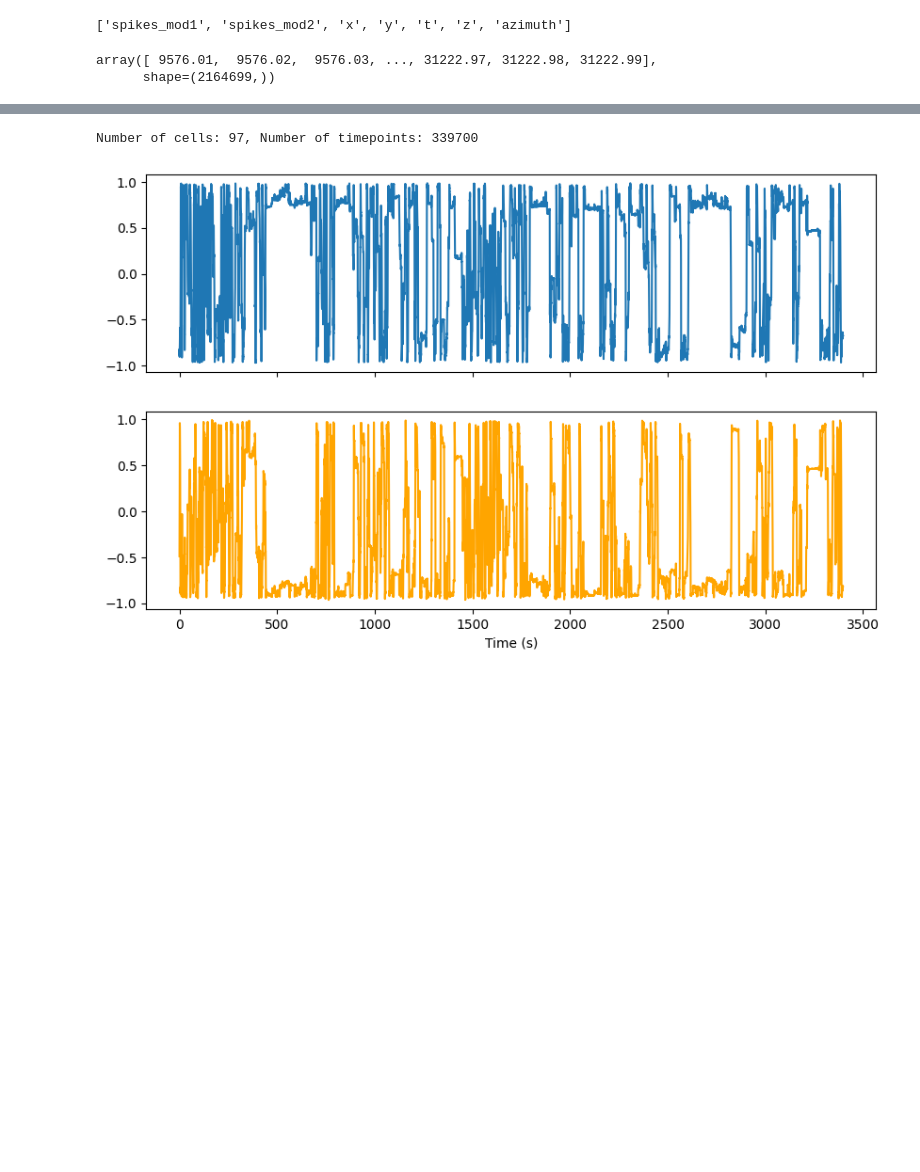
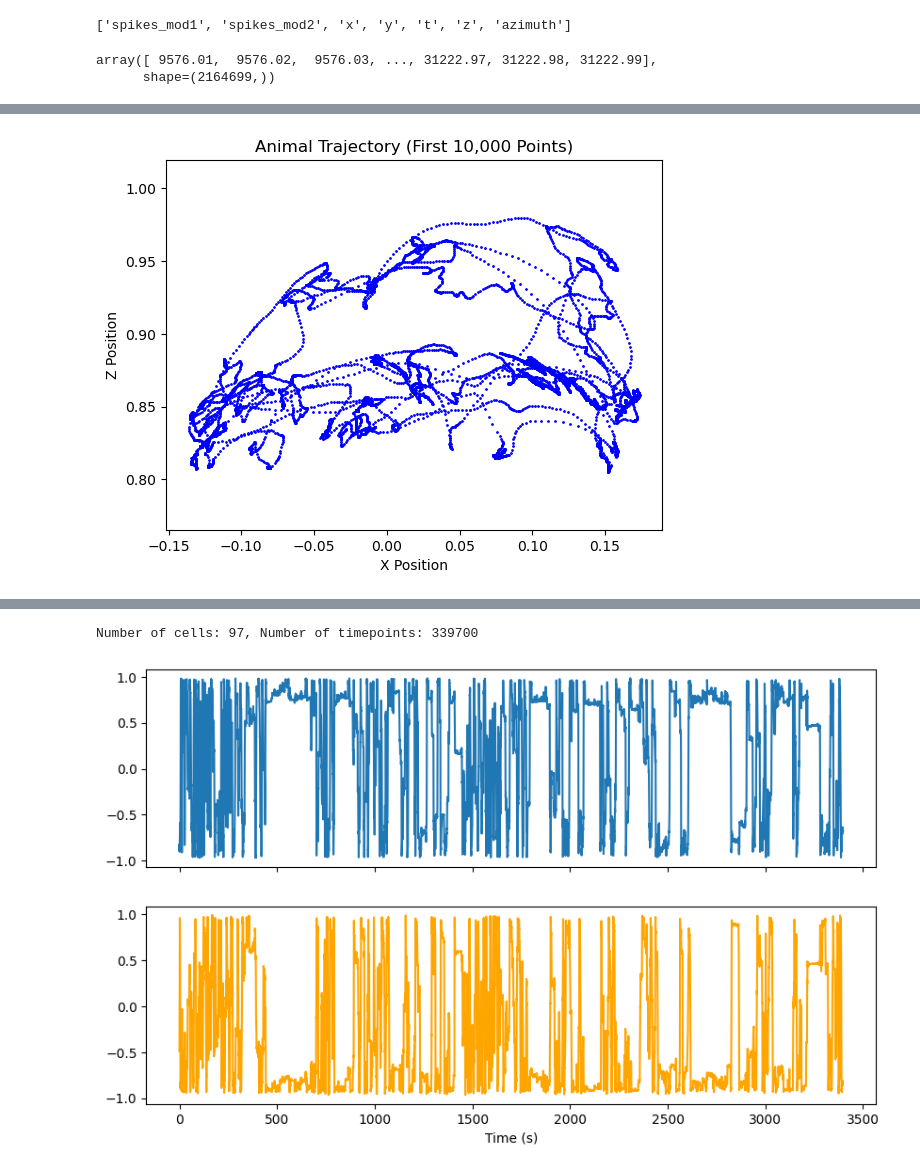
Before and after one commit to reillytilbury/EDGAR, a Jupyter notebook: scratchpad.ipynb, the cells around one changed output, grey strips where cells are left out. Cells and saved outputs as stored; diff of their text form; code cells hidden in the pictures; blank space fills up the shorter version.

```diff
--- a/scratchpad.ipynb
+++ b/scratchpad.ipynb
@@ -17,3 +29,12 @@ array([ 9576.01,  9576.02,  9576.03, ..., 31222.97, 31222.98, 31222.99],
+# %%
+plt.scatter(data['x'][:10_000], data['z'][:10_000], c='blue', s=1)
+plt.xlabel('X Position')
+plt.ylabel('Z Position')
+plt.title('Animal Trajectory (First 10,000 Points)')
+plt.axis('equal')
+plt.show()
+# %% [output]
+[figure, added]
 # %%
 plt.scatter(data['x'][:10_000], data['y'][:10_000], c='blue', s=1)
 plt.xlabel('X Position')
```
Also changed, not shown: parts of 6 cells of this notebook.
